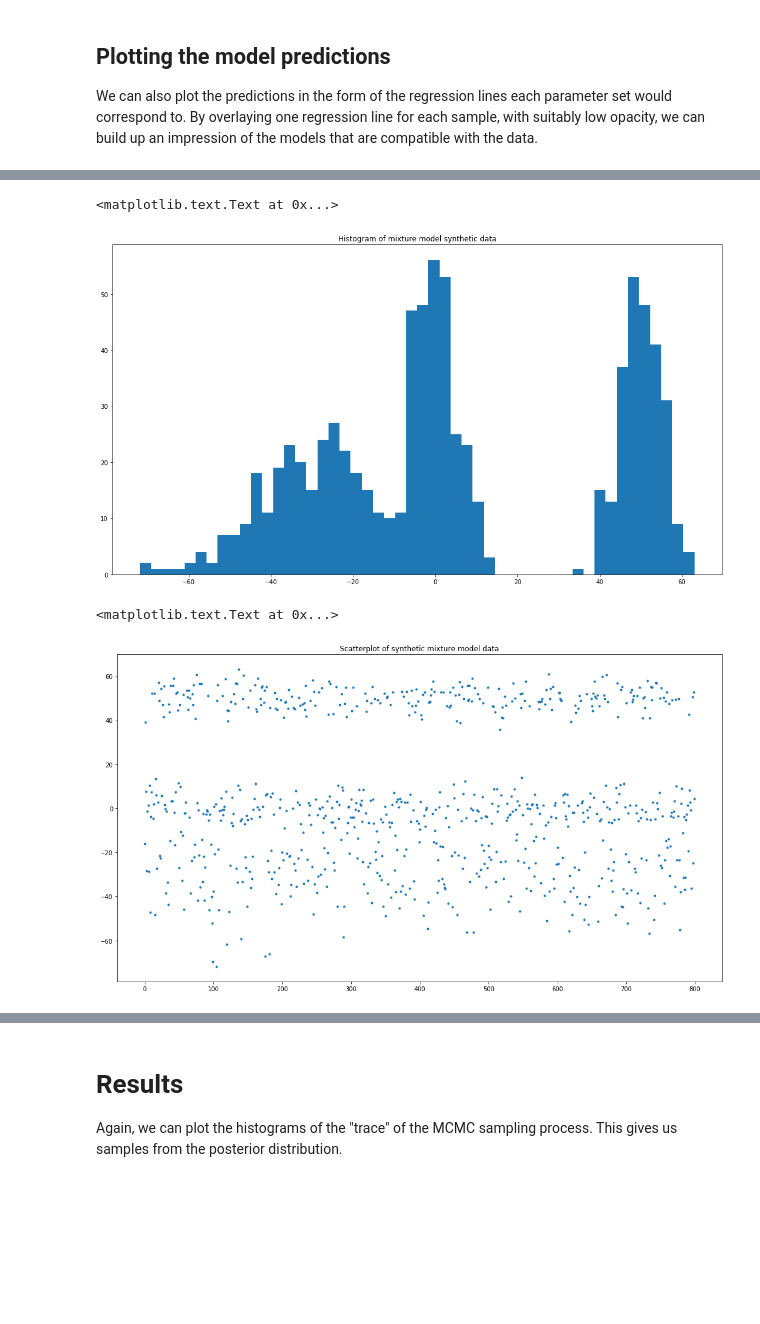
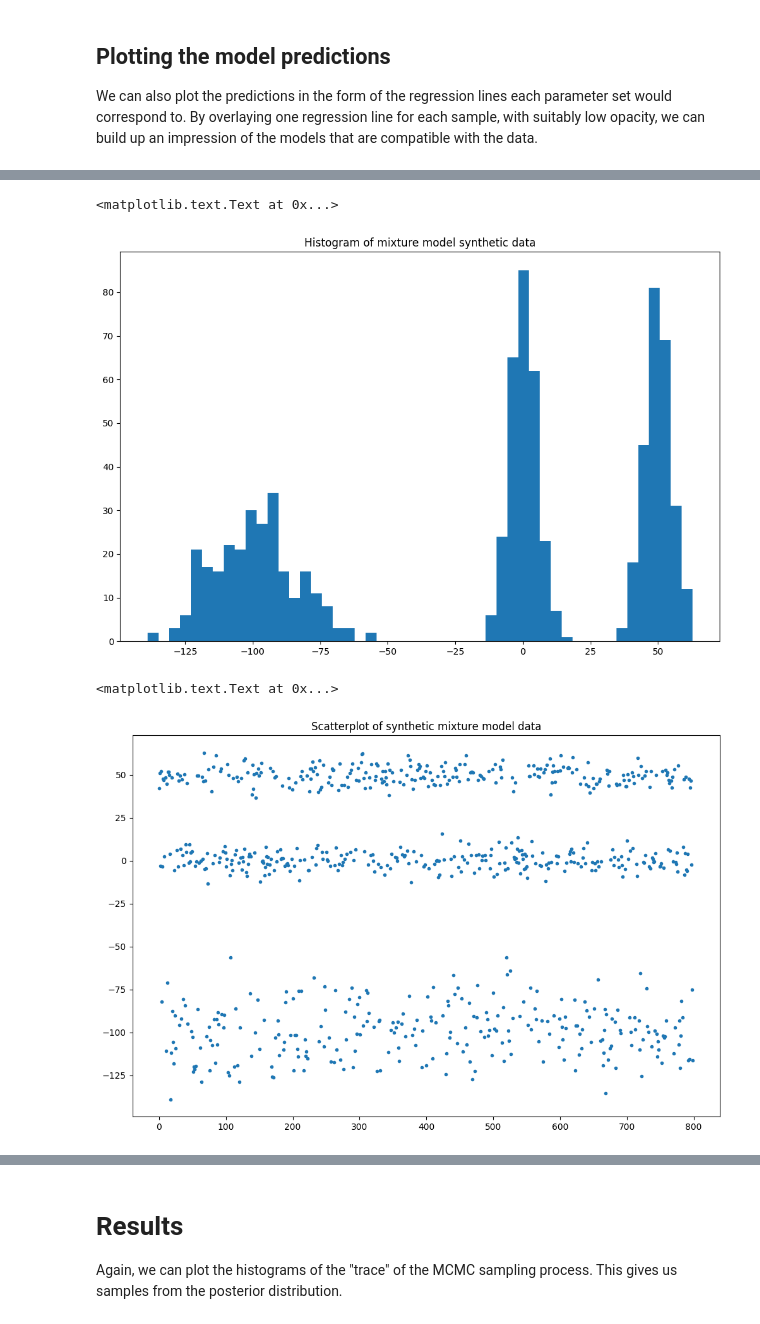
Before and after one commit to johnhw/summerschool2017, a Jupyter notebook: static/static_1.ipynb, the cells around one changed output, grey strips where cells are left out. Cells and saved outputs as stored; diff of their text form; code cells hidden in the pictures; blank space fills up the shorter version.

```diff
--- a/static/static_1.ipynb
+++ b/static/static_1.ipynb
@@ -524,26 +522,26 @@ It is very straightforward to add this to a PyMC graphical model; it is just ano
 # %%
 ## Adapted from the example given at
 ## http://stackoverflow.com/questions/18987697/how-to-model-a-mixture-of-3-normals-in-pymc
 
 n = 3
 ndata = 800
-## Generate synthetic mixture-of-normals data, with means at -30,0,+50, and std. dev of 15,5,5
+## Generate synthetic mixture-of-normals data, with means at -100,0,+50, and std. dev of 15,5,5
 v = np.random.randint( 0, n, ndata)
 data = ((v==0)*(np.random.normal(50,5,ndata)) +
-        (v==1)*(np.random.normal(-30,15,ndata)) +
+        (v==1)*(np.random.normal(-100,15,ndata)) +
         (v==2)*np.random.normal(0,5,ndata))
 ## Plot the original data
 plt.hist(data, bins=50);
 plt.title("Histogram of mixture model synthetic data")
 # %% [output]
 <matplotlib.text.Text at 0x...>
-[figure, old version]
+[figure, new version]
 # %%
 plt.plot(data, '.')
 plt.title("Scatterplot of synthetic mixture model data")
 # %% [output]
 <matplotlib.text.Text at 0x...>
-[figure, old version]
+[figure, new version]
 # %% [markdown]
 # Graphical models with discrete variables
 We model this discrete component of our model as a **categorical variable**, which switches between multiple possible normal distributions.
```
Also changed, not shown: parts of 36 cells of this notebook, 9 other files.
